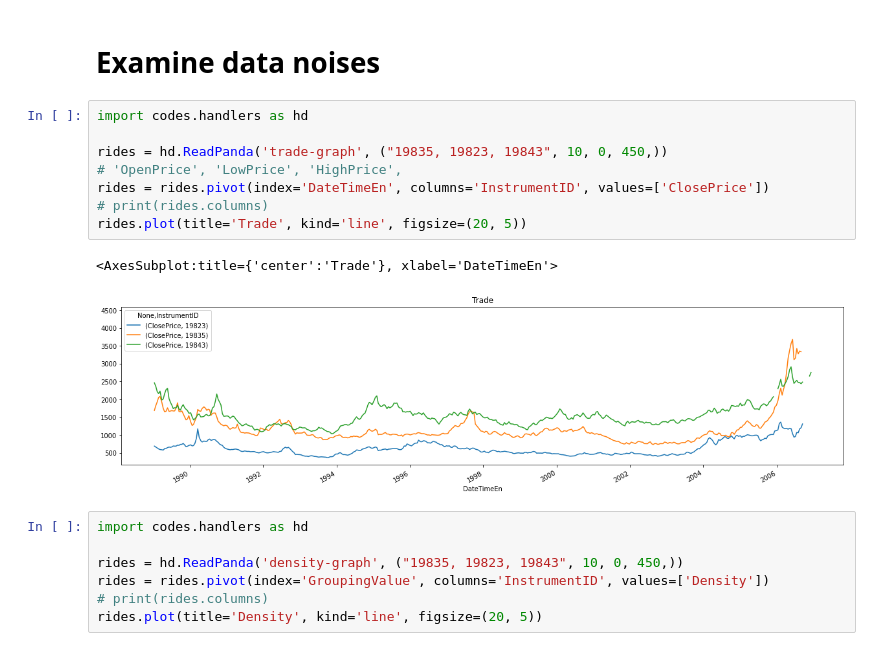
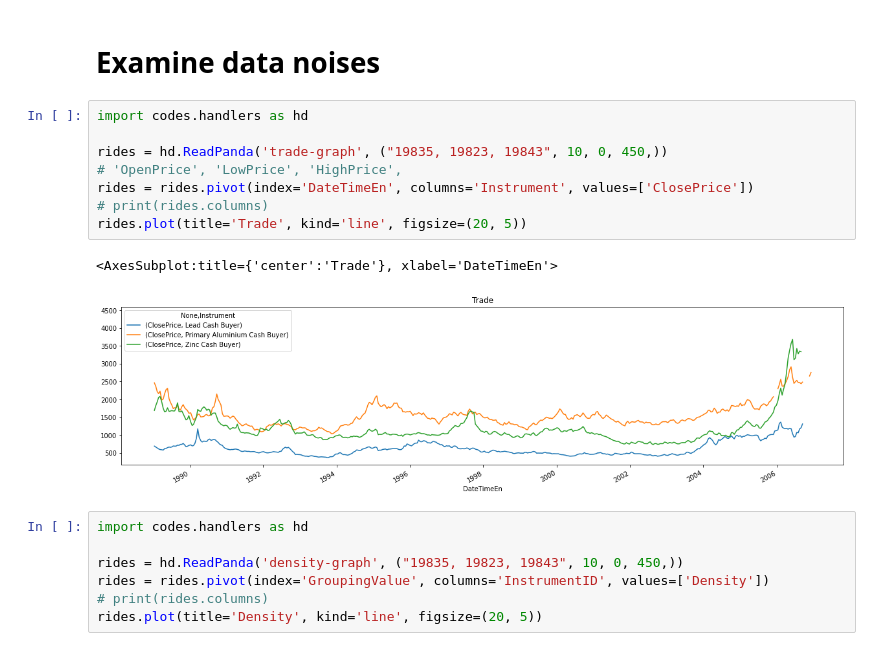
Before and after one commit to h-nargesi/Stock-Estimation, a Jupyter notebook: Jiringi/Python/data-noise.ipynb, the cells around one changed output. Cells and saved outputs as stored; diff of their text form.

```diff
--- a/Jiringi/Python/data-noise.ipynb
+++ b/Jiringi/Python/data-noise.ipynb
@@ -3,14 +3,14 @@
 # %%
 import codes.handlers as hd
 
 rides = hd.ReadPanda('trade-graph', ("19835, 19823, 19843", 10, 0, 450,))
 # 'OpenPrice', 'LowPrice', 'HighPrice',
-rides = rides.pivot(index='DateTimeEn', columns='InstrumentID', values=['ClosePrice'])
+rides = rides.pivot(index='DateTimeEn', columns='Instrument', values=['ClosePrice'])
 # print(rides.columns)
 rides.plot(title='Trade', kind='line', figsize=(20, 5))
 # %% [output]
 <AxesSubplot:title={'center':'Trade'}, xlabel='DateTimeEn'>
-[figure, old version]
+[figure, new version]
 # %%
 import codes.handlers as hd
 
```
Also changed, not shown: parts of 1 cell of this notebook, 1 other file.
